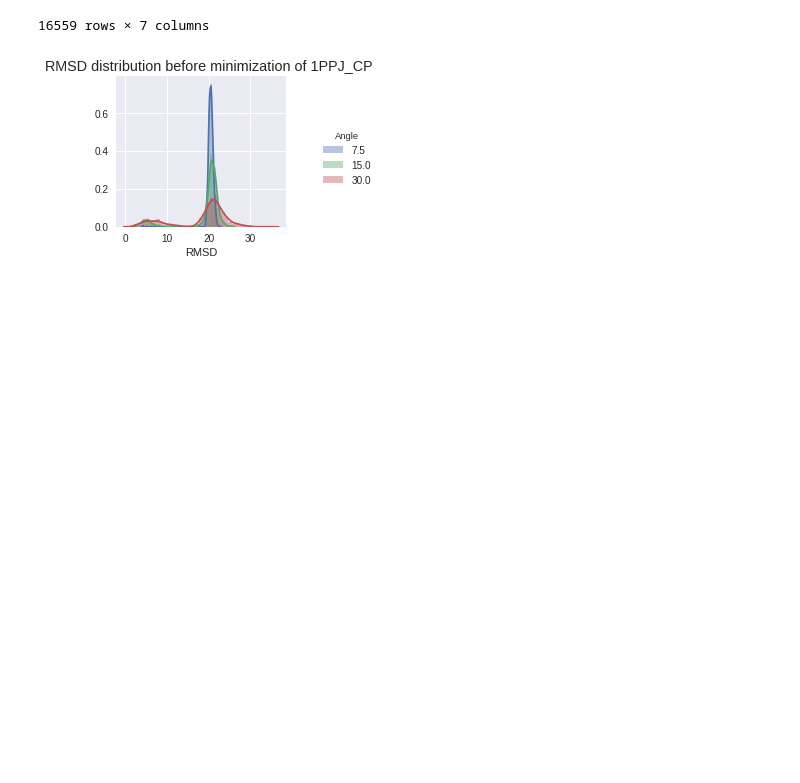
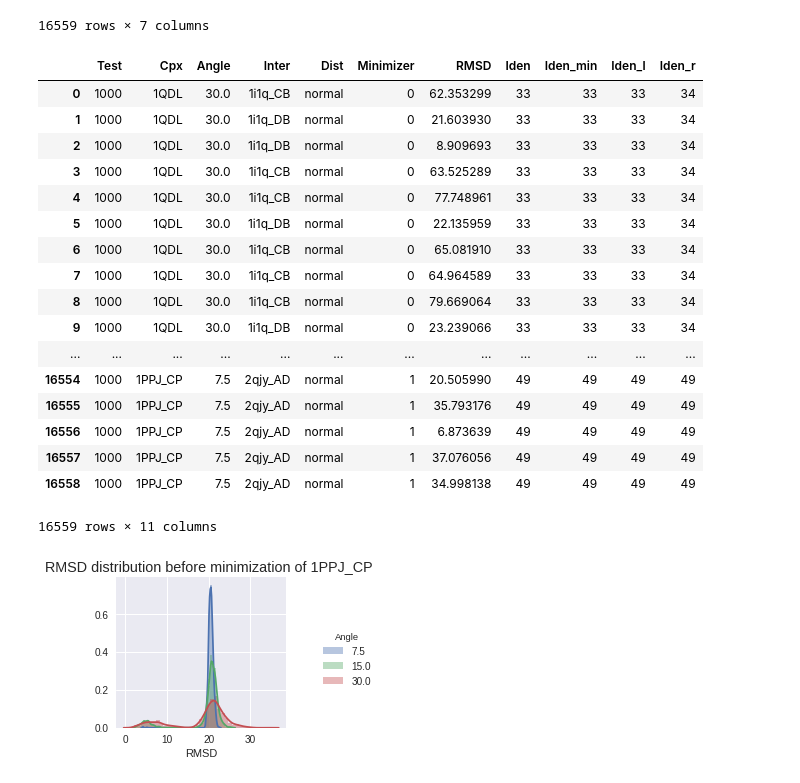
Before and after one commit to kdeazevedo/SWING, a Jupyter notebook: Analysis/Analyse.ipynb, the cells around one changed output. Saved outputs shown, nothing was run; the diff lists cells and outputs as text; code cells hidden in the pictures; blank space fills up the shorter version.

```diff
--- a/Analysis/Analyse.ipynb
+++ b/Analysis/Analyse.ipynb
@@ -42,6 +41,31 @@ df
 | 16557 | 1000 | 1PPJ_CP | 7.5 | 2qjy_AD | normal | 1 | 37.076056 |
 | 16558 | 1000 | 1PPJ_CP | 7.5 | 2qjy_AD | normal | 1 | 34.998138 |
 16559 rows × 7 columns
+# %%
+df['Iden_min'] = list(map(lambda t: min(iden[t]['idn_l'],iden[t]['idn_r']),df['Inter']))
+df['Iden_l'] = list(map(lambda t: iden[t]['idn_l'],df['Inter']))
+df['Iden_r'] = list(map(lambda t: iden[t]['idn_r'],df['Inter']))
+
+df
+# %% [output]
+|  | Test | Cpx | Angle | Inter | Dist | Minimizer | RMSD | Iden | Iden_min | Iden_l | Iden_r |
+| 0 | 1000 | 1QDL | 30.0 | 1i1q_CB | normal | 0 | 62.353299 | 33 | 33 | 33 | 34 |
+| 1 | 1000 | 1QDL | 30.0 | 1i1q_DB | normal | 0 | 21.603930 | 33 | 33 | 33 | 34 |
+| 2 | 1000 | 1QDL | 30.0 | 1i1q_DB | normal | 0 | 8.909693 | 33 | 33 | 33 | 34 |
+| 3 | 1000 | 1QDL | 30.0 | 1i1q_CB | normal | 0 | 63.525289 | 33 | 33 | 33 | 34 |
+| 4 | 1000 | 1QDL | 30.0 | 1i1q_CB | normal | 0 | 77.748961 | 33 | 33 | 33 | 34 |
+| 5 | 1000 | 1QDL | 30.0 | 1i1q_DB | normal | 0 | 22.135959 | 33 | 33 | 33 | 34 |
+| 6 | 1000 | 1QDL | 30.0 | 1i1q_CB | normal | 0 | 65.081910 | 33 | 33 | 33 | 34 |
+| 7 | 1000 | 1QDL | 30.0 | 1i1q_CB | normal | 0 | 64.964589 | 33 | 33 | 33 | 34 |
+| 8 | 1000 | 1QDL | 30.0 | 1i1q_CB | normal | 0 | 79.669064 | 33 | 33 | 33 | 34 |
+| 9 | 1000 | 1QDL | 30.0 | 1i1q_DB | normal | 0 | 23.239066 | 33 | 33 | 33 | 34 |
+| ... | ... | ... | ... | ... | ... | ... | ... | ... | ... | ... | ... |
+| 16554 | 1000 | 1PPJ_CP | 7.5 | 2qjy_AD | normal | 1 | 20.505990 | 49 | 49 | 49 | 49 |
+| 16555 | 1000 | 1PPJ_CP | 7.5 | 2qjy_AD | normal | 1 | 35.793176 | 49 | 49 | 49 | 49 |
+| 16556 | 1000 | 1PPJ_CP | 7.5 | 2qjy_AD | normal | 1 | 6.873639 | 49 | 49 | 49 | 49 |
+| 16557 | 1000 | 1PPJ_CP | 7.5 | 2qjy_AD | normal | 1 | 37.076056 | 49 | 49 | 49 | 49 |
+| 16558 | 1000 | 1PPJ_CP | 7.5 | 2qjy_AD | normal | 1 | 34.998138 | 49 | 49 | 49 | 49 |
+16559 rows × 11 columns
 # %%
 # Plot RMSD histogram, the left column is uniform distribution and the right one is normal distribution
 CPX = '1PPJ_CP'
```
Also changed, not shown: parts of 5 cells of this notebook, 1 other file.
